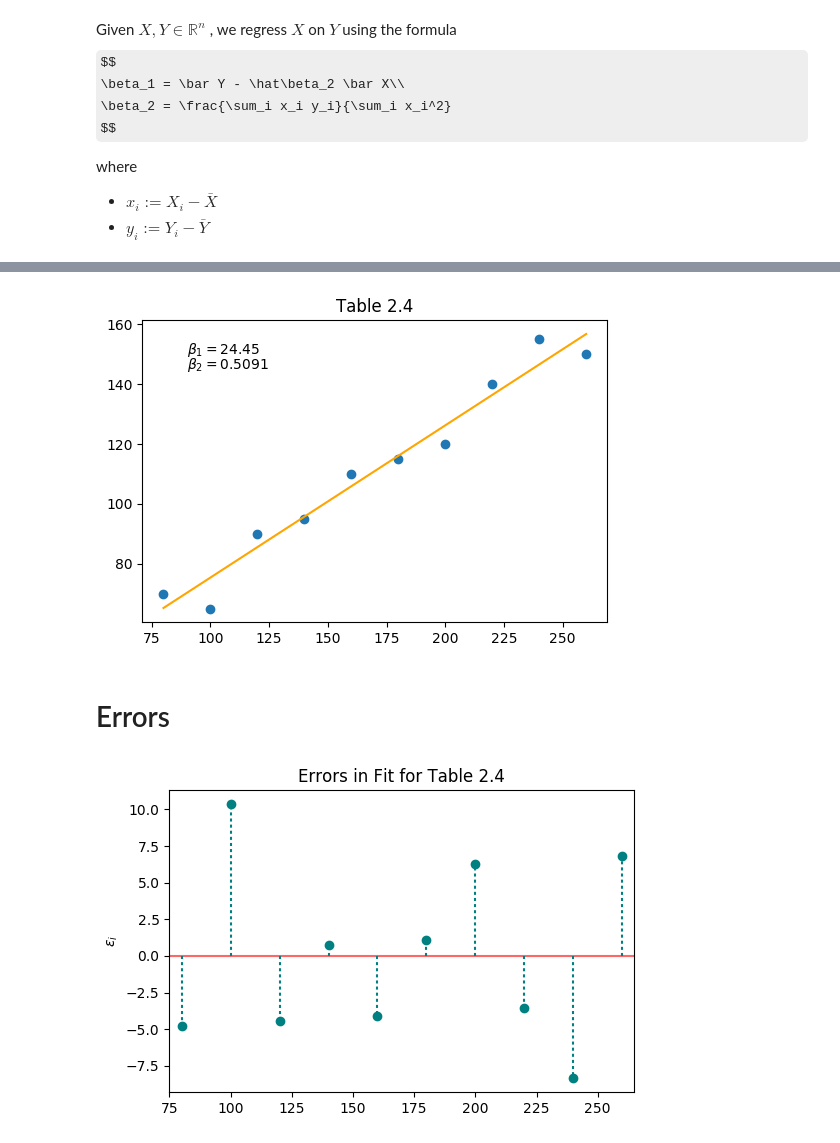
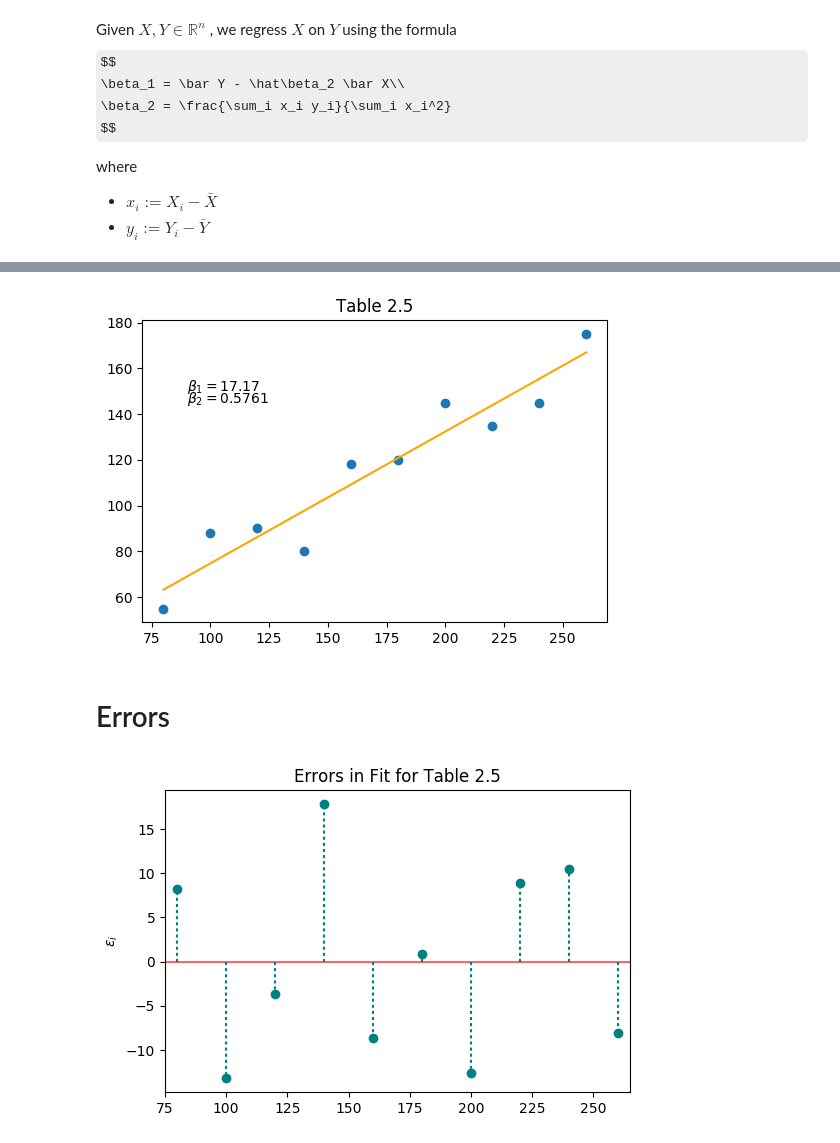
Before and after one commit to gerdm/UMA, a Jupyter notebook: econometrics/Regression Analysis.ipynb, the cells around one changed output, grey strips where cells are left out. Drawn from its saved outputs; the diff is of its cells as text; code cells hidden in the pictures; some formulas as TeX source.

```diff
--- a/econometrics/Regression Analysis.ipynb
+++ b/econometrics/Regression Analysis.ipynb
@@ -44,3 +58,2 @@ beta1 = lambda X, Y: np.mean(Y) - beta2(X, Y) * np.mean(X)
 # %%
-t24["fit"] = beta1(**t24) + beta2(**t24) * t24.X
-t25["fit"] = beta1(**t25) + beta2(**t25) * t25.X
+t25["fit"] = beta1(**t25) + beta2(**t25) * t24.X
@@ -61,15 +74,15 @@ t24
 # %%
 plt.figure(dpi=100)
-plt.scatter(t24.X, t24.Y)
-plt.title("Table 2.4")
-beta1_24 = beta1(t24.X, t24.Y)
-beta2_24 = beta2(t24.X, t24.Y)
-plt.plot(t24.X, t24.fit, color="orange")
-plt.text(90, 150, r"$\beta_1 = {}$".format(round(beta1_24, 2)))
-plt.text(90, 145, r"$\beta_2 = {}$".format(round(beta2_24, 4)))
+plt.scatter(t25.X, t25.Y)
+plt.title("Table 2.5")
+beta1_25 = beta1(t25.X, t25.Y)
+beta2_25 = beta2(t25.X, t25.Y)
+plt.plot(t25.X, t25.fit, color="orange")
+plt.text(90, 150, r"$\beta_1 = {}$".format(round(beta1_25, 2)))
+plt.text(90, 145, r"$\beta_2 = {}$".format(round(beta2_25, 4)))
 plt.show()
 # %% [output]
-[figure, old version]
+[figure, new version]
 # %% [markdown]
 # Errors
 # %%
@@ -77,16 +89,16 @@ t24["err"] = t24.fit - t24.Y
 t25["err"] = t25.fit - t25.Y
 # %%
 plt.figure(dpi=100)
-plt.scatter(t24.X, t24.err, color="teal")
-plt.hlines(0, min(t24.X)-5, max(t24.X)+5, alpha=0.6, color="red")
-for e,x in zip(t24.err, t24.X):
+plt.scatter(t25.X, t25.err, color="teal")
+plt.hlines(0, min(t25.X)-5, max(t25.X)+5, alpha=0.6, color="red")
+for e,x in zip(t25.err, t25.X):
     plt.plot((x, x), (0, e), color="teal", linestyle="dotted")
-plt.xlim(min(t24.X)-5, max(t24.X)+5)
-plt.title("Errors in Fit for Table 2.4")
+plt.xlim(min(t25.X)-5, max(t25.X)+5)
+plt.title("Errors in Fit for Table 2.5")
 plt.ylabel(r"$\epsilon_i$")
 plt.show()
 # %% [output]
-[figure, old version]
+[figure, new version]
 # %%
 # Summary of errors
 print("***Table 2.4***")
```
Also changed, not shown: parts of 13 cells of this notebook, 4 other files.
